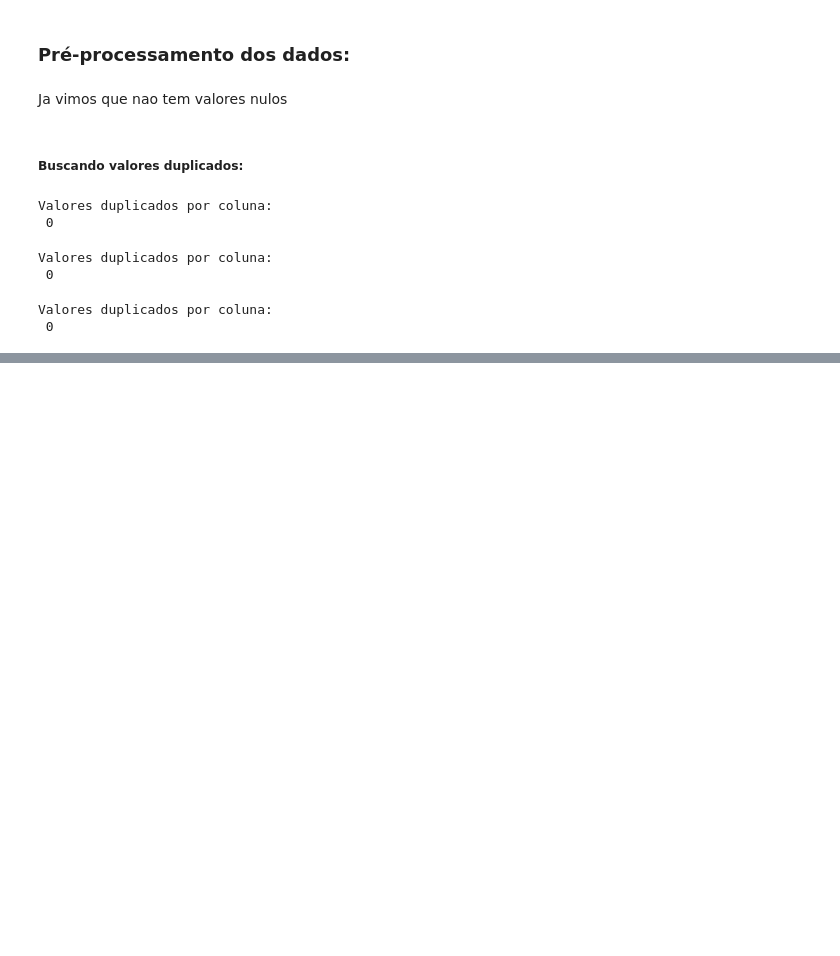
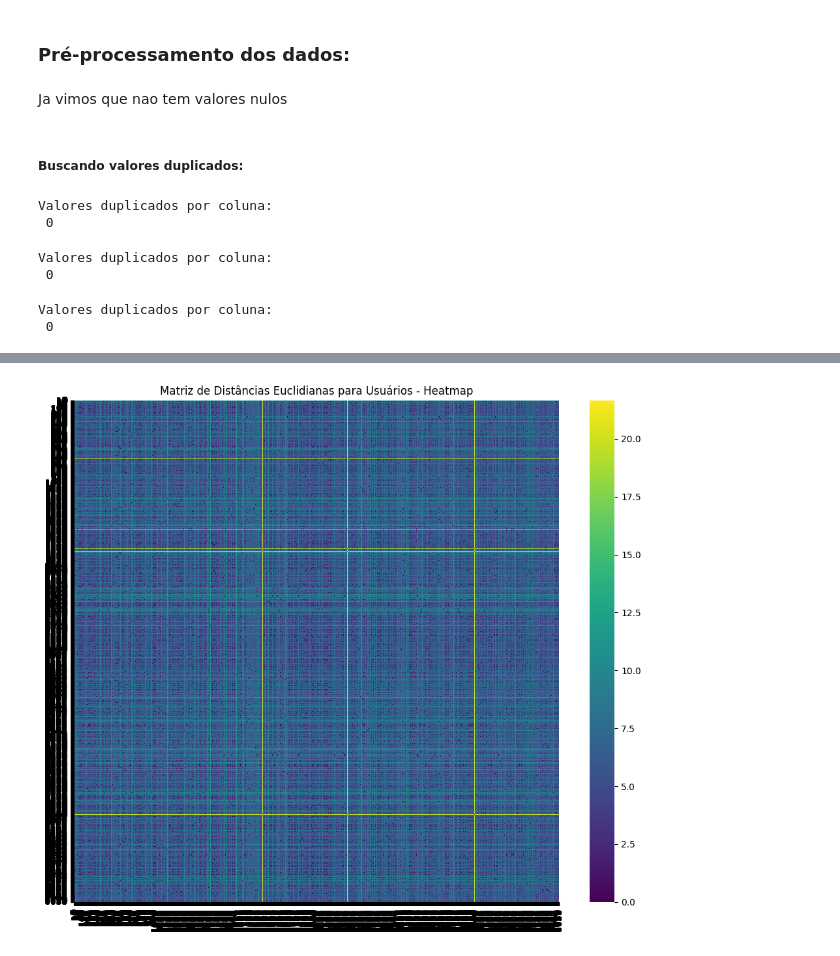
Before and after one commit to thiagomout/datamining, a Jupyter notebook: movie_cluster/movie_cluster.ipynb, the cells around one changed output, grey strips where cells are left out. Drawn from its saved outputs; the diff is of its cells as text; code cells hidden in the pictures; blank space fills up the shorter version.

```diff
--- a/movie_cluster/movie_cluster.ipynb
+++ b/movie_cluster/movie_cluster.ipynb
@@ -269,0 +340,19 @@ Valores duplicados por coluna:
+# %%
+df_users_encoded = pd.get_dummies(df_users, columns=['Gender', 'Occupation'])
+# %%
+scaler = StandardScaler()
+data_normalized = scaler.fit_transform(df_users_encoded.drop(columns=['UserID', 'Zip-code']))
+# %%
+dist_matrix = pdist(data_normalized, metric='euclidean')
+dist_matrix_square = squareform(dist_matrix)
+# %%
+user_ids = df_users['UserID'].tolist()
+# %%
+plt.figure(figsize=(12, 10))
+sns.heatmap(dist_matrix_square, cmap='viridis', xticklabels=user_ids, yticklabels=user_ids)
+plt.title('Matriz de Distâncias Euclidianas para Usuários - Heatmap')
+plt.xticks(rotation=90)  # Rotacionar rótulos no eixo x para melhor visualização
+plt.yticks(rotation=0)
+plt.show()
+# %% [output]
+[figure, added]
```
Also changed, not shown: parts of 10 cells of this notebook.
